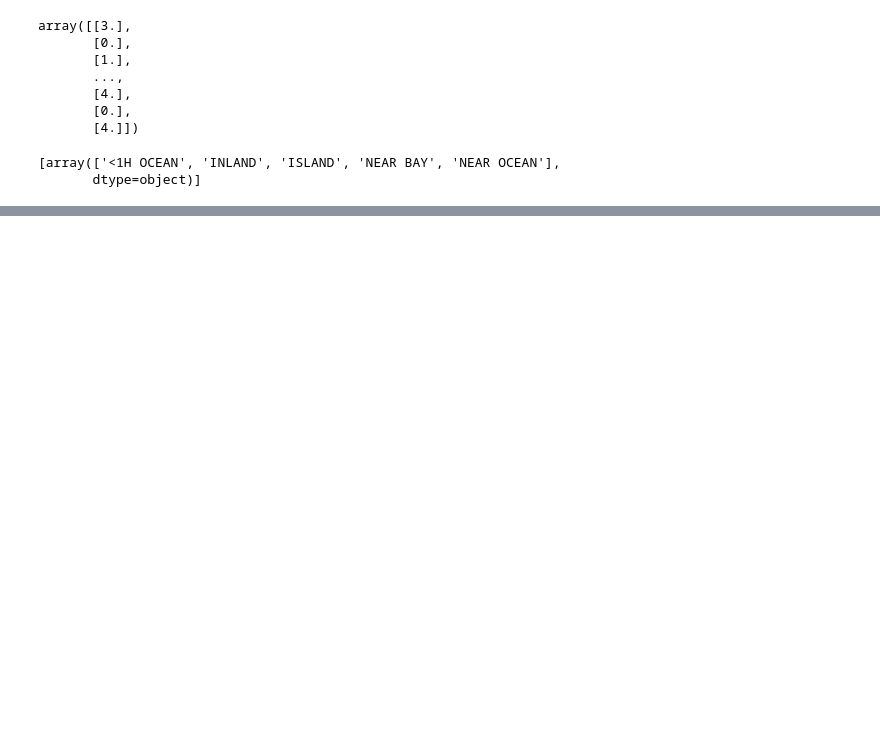
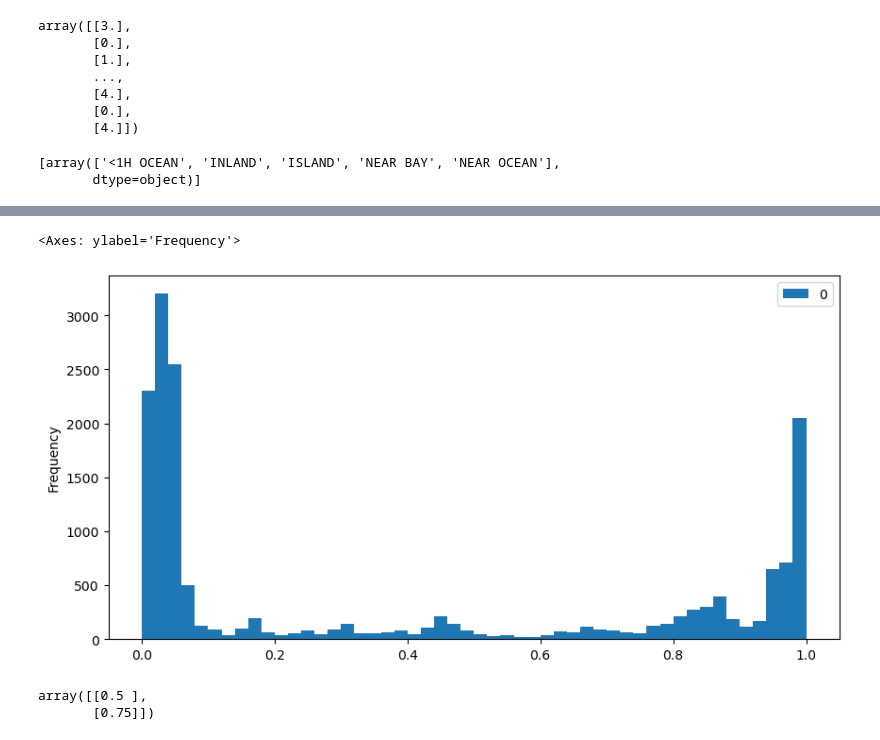
Before and after one commit to ClessonR/MachineLearning, a Jupyter notebook: OReillyML/BookFirstModel.ipynb, the cells around one changed output, grey strips where cells are left out. Saved outputs shown, nothing was run; the diff lists cells and outputs as text; code cells hidden in the pictures; blank space fills up the shorter version.

```diff
--- a/OReillyML/BookFirstModel.ipynb
+++ b/OReillyML/BookFirstModel.ipynb
@@ -241,0 +318,16 @@ housing_cat_1hot = cat_encoder.fit_transform(housing_cat)
+# %%
+sf_coords = 37.7749, -122.41
+sf_transformer = FunctionTransformer(rbf_kernel,
+kw_args=dict(Y=[sf_coords], gamma=0.1))
+sf_simil = sf_transformer.transform(housing[["latitude", "longitude"]])
+# %%
+pd.DataFrame(sf_simil).plot(kind="hist", bins=50, figsize=(10, 5))
+# %% [output]
+<Axes: ylabel='Frequency'>
+[figure, added]
+# %%
+ratio_transformer = FunctionTransformer(lambda X: X[:, [0]] / X[:, [1]])
+ratio_transformer.transform(np.array([[1., 2.], [3., 4.]]))
+# %% [output]
+array([[0.5 ],
+       [0.75]])
```
Also changed, not shown: parts of 56 cells of this notebook, 1 other file.
